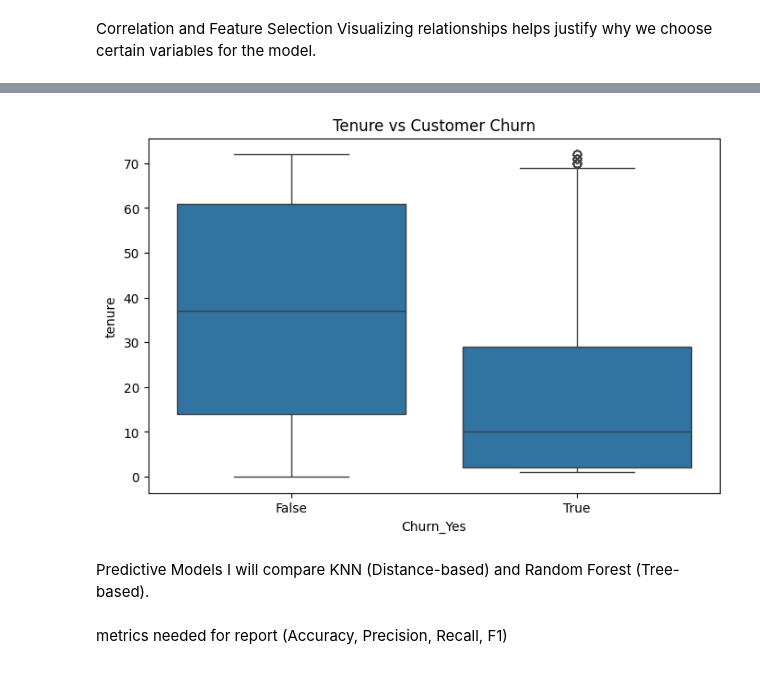
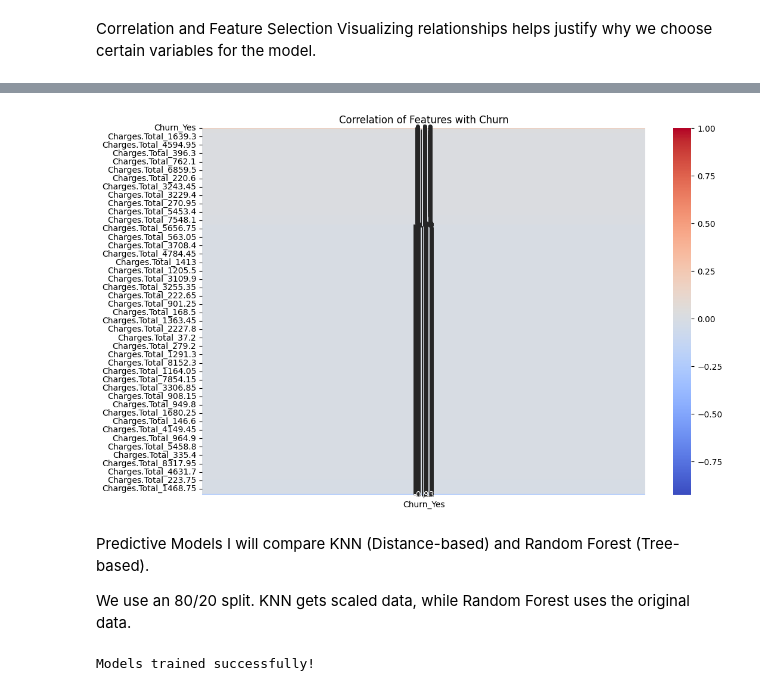
Before and after one commit to Rey-Morales-G/Alura_Telecom_X_2, a Jupyter notebook: Alura_TelecomX_2.ipynb, the cells around one changed output, grey strips where cells are left out. Drawn from its saved outputs; the diff is of its cells as text; code cells hidden in the pictures.

```diff
--- a/Alura_TelecomX_2.ipynb
+++ b/Alura_TelecomX_2.ipynb
@@ -95,33 +67,37 @@ plt.show()
-# %%
-# Relationship: Contract Time vs Churn
-plt.figure(figsize=(8, 5))
-sns.boxplot(x='Churn_Yes', y='tenure', data=df_final)
-plt.title("Tenure vs Customer Churn")
-plt.show()
-# %% [output]
-[figure, removed]
+# %%
+# 1. Heatmap to see correlations
+plt.figure(figsize=(12, 8))
+# We only correlate numeric columns
+correlation_matrix = df_final.corr()
+sns.heatmap(correlation_matrix[['Churn_Yes']].sort_values(by='Churn_Yes', ascending=False),
+            annot=True, cmap='coolwarm', fmt=".2f")
+plt.title("Correlation of Features with Churn")
+plt.show()
+# %% [output]
+[figure, added]
 # %% [markdown]
 Predictive Models
 I will compare KNN (Distance-based) and Random Forest (Tree-based).
+
+We use an 80/20 split. KNN gets scaled data, while Random Forest uses the original data.
 # %%
-# Data Splitting (80% Train, 20% Test)
+# Split the data
 X_train, X_test, y_train, y_test = train_test_split(X_res, y_res, test_size=0.2, random_state=42)
 
-# Model 1: KNN (Requires Normalization)
-# Scaling ensures that 'MonthlyCharges' doesn't outweigh 'Tenure' just because of its magnitude
+# --- KNN ---
 scaler = StandardScaler()
 X_train_scaled = scaler.fit_transform(X_train)
 X_test_scaled = scaler.transform(X_test)
 
-from sklearn.neighbors import KNeighborsClassifier
 knn = KNeighborsClassifier(n_neighbors=5)
 knn.fit(X_train_scaled, y_train)
 y_pred_knn = knn.predict(X_test_scaled)
 
-# Model 2: Random Forest (No Normalization required)
-from sklearn.ensemble import RandomForestClassifier
+# --- Random Forest ---
 rf = RandomForestClassifier(n_estimators=100, random_state=42)
 rf.fit(X_train, y_train)
 y_pred_rf = rf.predict(X_test)
+
+print("Models trained successfully!")
+# %% [output]
+Models trained successfully!
-# %% [markdown]
-metrics needed for  report (Accuracy, Precision, Recall, F1)
```
Also changed, not shown: parts of 12 cells of this notebook.
